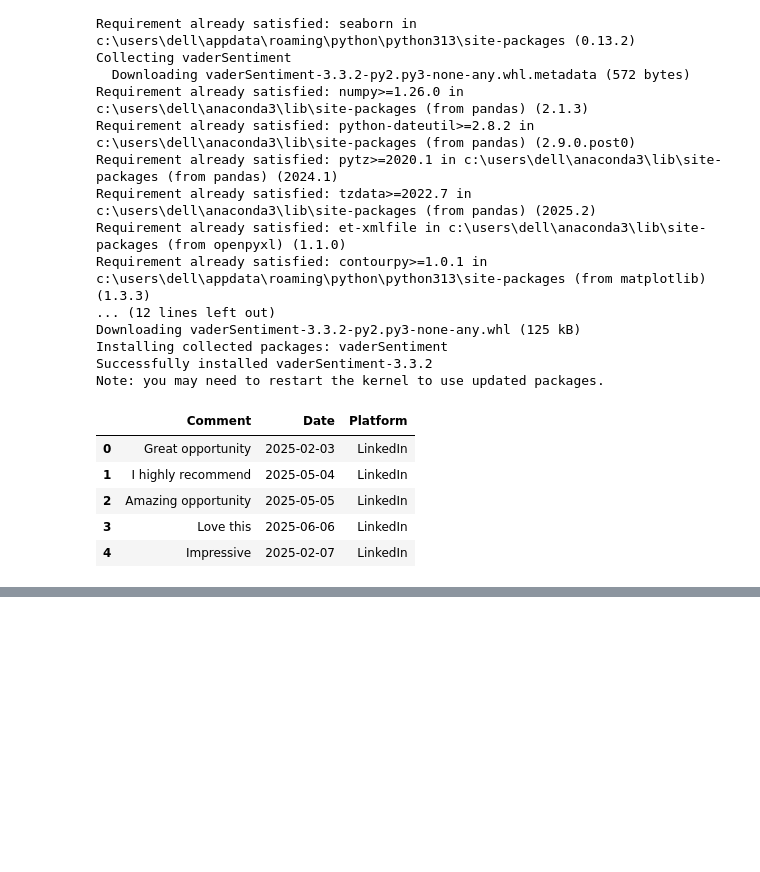
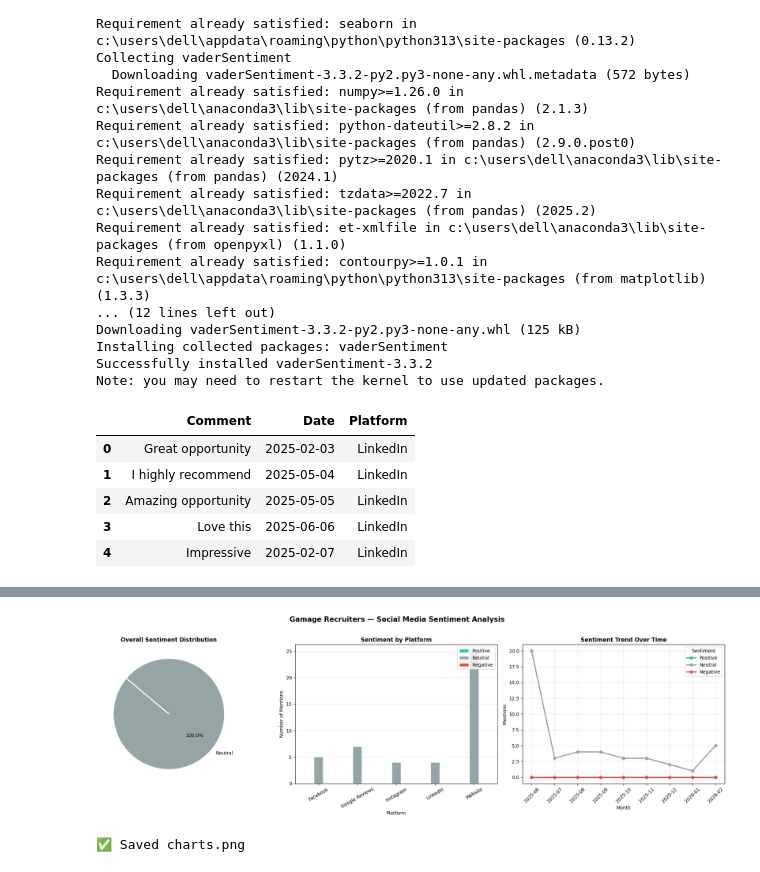
Before and after one commit to Bhanuka10/Sentiment-Analysis-of-Social-Media-Mentions, a Jupyter notebook: first.ipynb, the cells around one changed output, grey strips where cells are left out. Drawn from its saved outputs; the diff is of its cells as text; code cells hidden in the pictures; blank space fills up the shorter version.

```diff
--- a/first.ipynb
+++ b/first.ipynb
@@ -36,0 +211,59 @@ df.head()
+# %%
+import pandas as pd
+import matplotlib.pyplot as plt
+import seaborn as sns
+
+df       = pd.read_csv("sentiment_labeled.csv")
+counts   = df["Sentiment"].value_counts()
+df["Date"] = pd.to_datetime(df["Date"])
+df["Month"] = df["Date"].dt.to_period("M").astype(str)
+
+COLORS = {"Positive": "#2ecc71", "Neutral": "#95a5a6", "Negative": "#e74c3c"}
+
+fig, axes = plt.subplots(1, 3, figsize=(20, 6))
+fig.suptitle("Gamage Recruiters — Social Media Sentiment Analysis",
+             fontsize=15, fontweight="bold", y=1.02)
+
+# ── Chart 1: Pie Chart ─────────────────────────────────────────
+colors_pie = [COLORS[s] for s in counts.index]
+axes[0].pie(counts, labels=counts.index, autopct="%1.1f%%",
+            colors=colors_pie, startangle=140,
+            wedgeprops={"edgecolor":"white","linewidth":2})
+axes[0].set_title("Overall Sentiment Distribution", fontweight="bold")
+
+# ── Chart 2: Bar Chart by Platform ────────────────────────────
+by_platform = df.groupby(["Platform","Sentiment"]).size().unstack(fill_value=0)
+for col in ["Positive","Neutral","Negative"]:
+    if col not in by_platform: by_platform[col] = 0
+by_platform[["Positive","Neutral","Negative"]].plot(
+    kind="bar", ax=axes[1],
+    color=[COLORS["Positive"], COLORS["Neutral"], COLORS["Negative"]],
+    edgecolor="white", width=0.7)
+axes[1].set_title("Sentiment by Platform", fontweight="bold")
+axes[1].set_xlabel("Platform")
+axes[1].set_ylabel("Number of Mentions")
+axes[1].tick_params(axis="x", rotation=30)
+axes[1].legend(loc="upper right")
+axes[1].grid(axis="y", alpha=0.3)
+
+# ── Chart 3: Line Chart Trend ─────────────────────────────────
+trend = df.groupby(["Month","Sentiment"]).size().unstack(fill_value=0)
+for col in ["Positive","Neutral","Negative"]:
+    if col not in trend: trend[col] = 0
+trend[["Positive","Neutral","Negative"]].plot(
+    ax=axes[2],
+    color=[COLORS["Positive"], COLORS["Neutral"], COLORS["Negative"]],
+    marker="o", linewidth=2.5, markersize=6)
+axes[2].set_title("Sentiment Trend Over Time", fontweight="bold")
+axes[2].set_xlabel("Month")
+axes[2].set_ylabel("Mentions")
+axes[2].tick_params(axis="x", rotation=45)
+axes[2].grid(alpha=0.3)
+
+plt.tight_layout()
+plt.savefig("charts.png", dpi=180, bbox_inches="tight")
+plt.show()
+print("✅ Saved charts.png")
+# %% [output]
+[figure, added]
+✅ Saved charts.png
```
Also changed, not shown: parts of 15 cells of this notebook, 6 other files.
